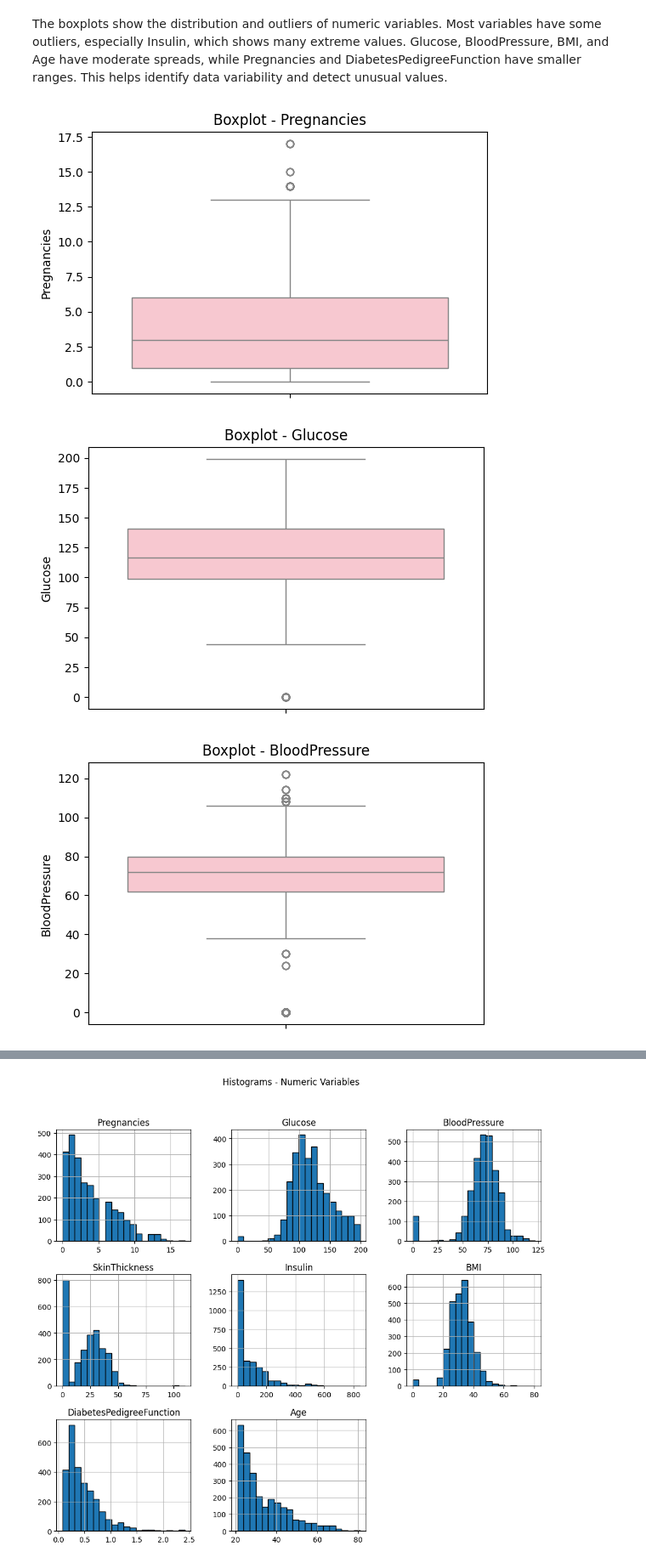
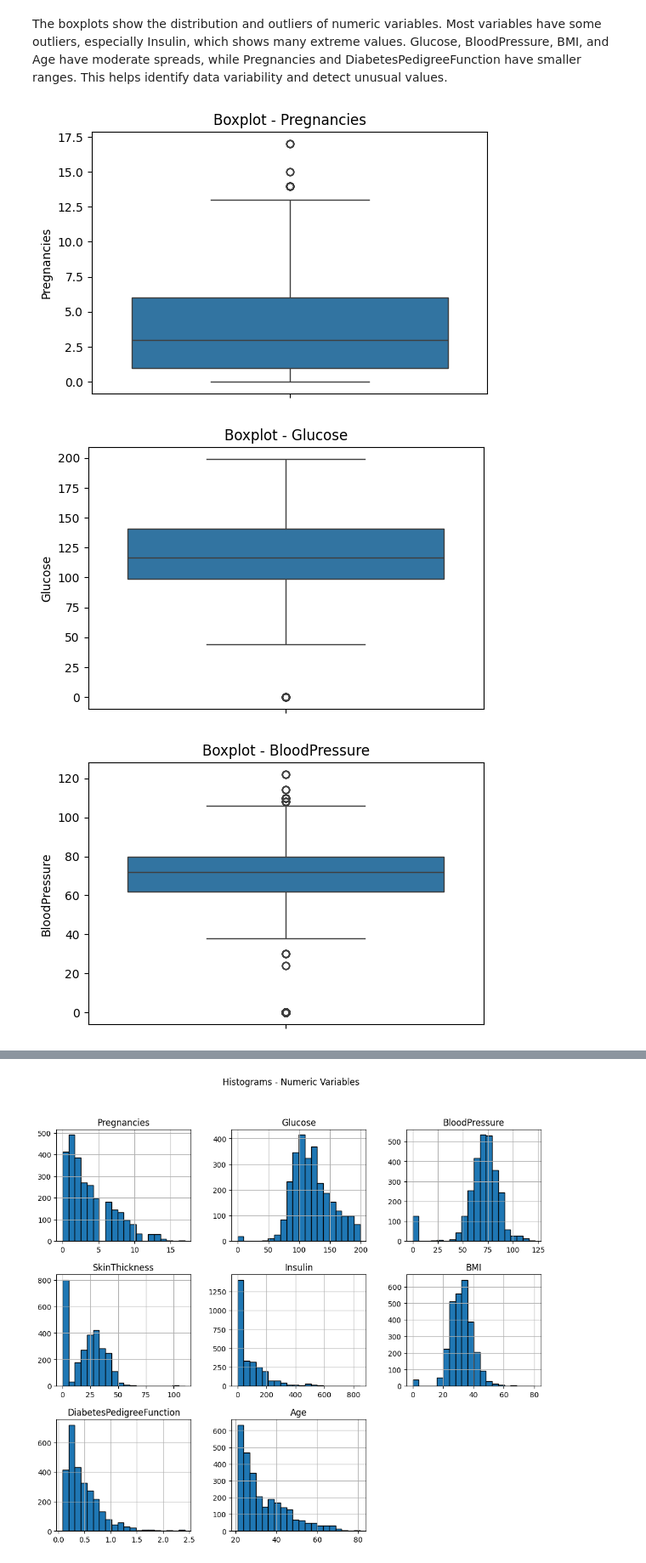
Before and after one commit to halaalduh/Diabetes-Prediction-using-Healthcare-Dataset, a Jupyter notebook: Phase2.ipynb, the cells around one changed output, grey strips where cells are left out. Shown at 85% size. Saved outputs shown, nothing was run; the diff lists cells and outputs as text; code cells hidden in the pictures.

```diff
--- a/Phase2.ipynb
+++ b/Phase2.ipynb
@@ -106,11 +106,11 @@ The boxplots show the distribution and outliers of numeric variables. Most varia
 # %%
 #Boxplots for each numeric attribute
 for col in numeric_cols:
     plt.figure(figsize=(6,4))
-    sns.boxplot(y=df[col], color="pink")
+    sns.boxplot(y=df[col])
     plt.title(f'Boxplot - {col}')
     plt.show()
 # %% [output]
-[figure, old version]
+[figure, new version]
-[figure, old version]
+[figure, new version]
-[figure, old version]
+[figure, new version]
```
Also changed, not shown: parts of 1 cell of this notebook.
